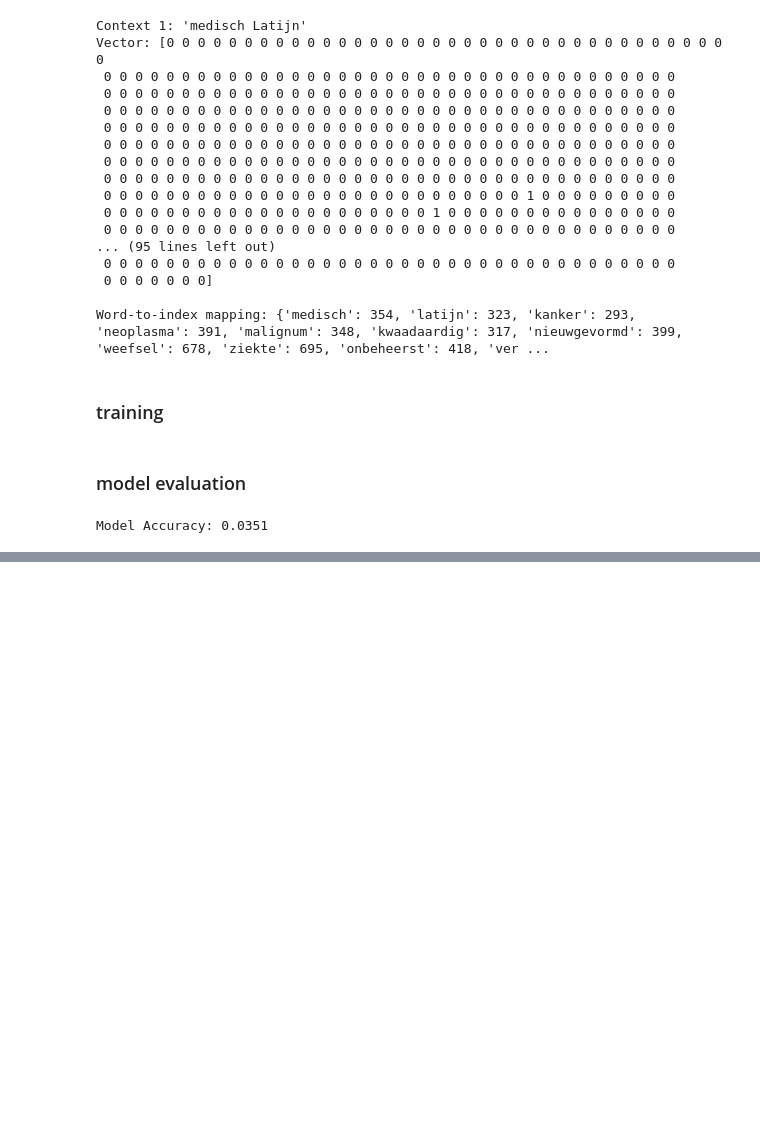
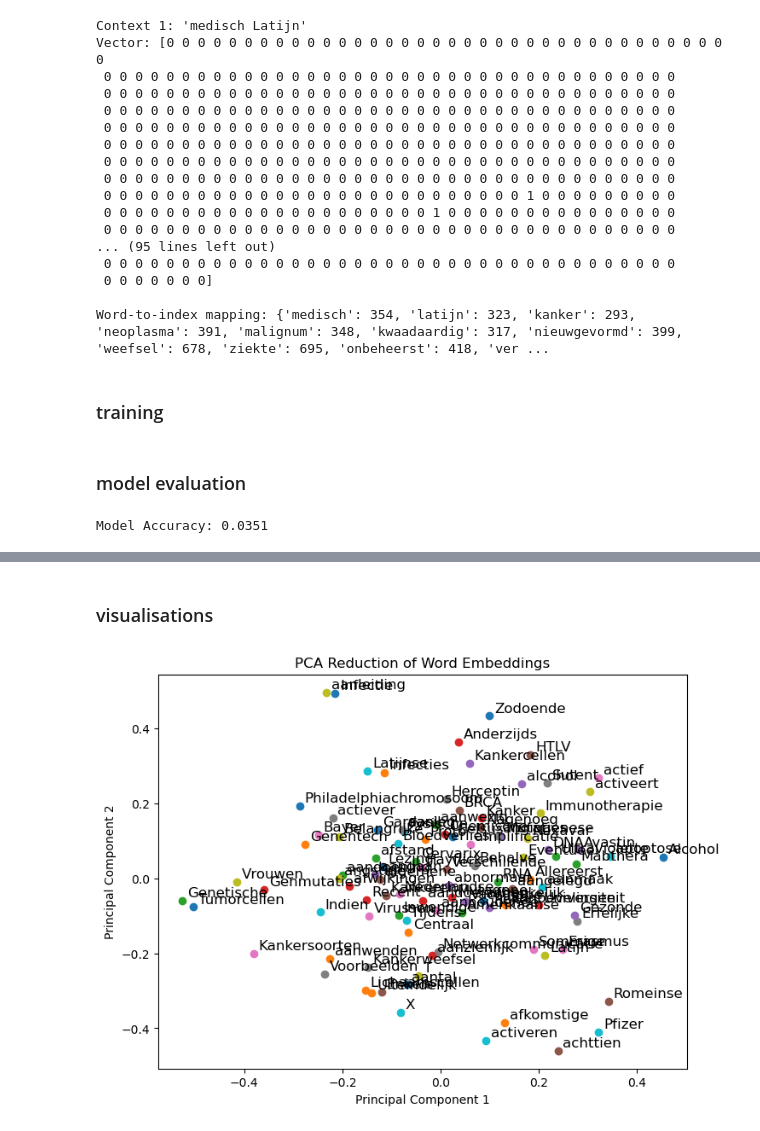
Before and after one commit to ishofstede/modelleren_van_kanker, a Jupyter notebook: casus_b/opdracht3.ipynb, the cells around one changed output, grey strips where cells are left out. Saved outputs shown, nothing was run; the diff lists cells and outputs as text; code cells hidden in the pictures; blank space fills up the shorter version.

Commit message:
updated visualizations

```diff
--- a/casus_b/opdracht3.ipynb
+++ b/casus_b/opdracht3.ipynb
@@ -138,0 +151,15 @@ Model Accuracy: 0.0351
+# %%
+# Truncate the vocabulary to match the number of input features in the model
+vocab = vocab[:710]  # Limit the vocabulary to 710 words
+
+# Create a word vector for each word in the truncated vocabulary
+word_vector = {}
+for i, word in enumerate(vocab):
+    word_vector[word] = input_hidden_weights[i]
+
+# Normalize the word vectors using np.linalg.norm
+for word in word_vector:
+    word_vector[word] = word_vector[word] / np.linalg.norm(word_vector[word])
+
+# Example: Access the vector for the word 'kanker'
+print(word_vector.get('kanker', 'Word not found'))
@@ -138,0 +184,45 @@ Model Accuracy: 0.0351
+# %% [markdown]
+### visualisations
+# %%
+def compute_pca(X, n_components):
+    # Normaliseer de data (haal gemiddelde af)
+    X_normalized = X - np.mean(X, axis=0)
+
+    # Bereken de covariantiematrix
+    covariance_matrix = np.cov(X_normalized, rowvar=False)
+
+    # Bereken de eigenwaarden en eigenvectoren
+    eigenvalues, eigenvectors = np.linalg.eigh(covariance_matrix)
+
+    # Sorteer de eigenvectoren op basis van eigenwaarden (van hoog naar laag)
+    sorted_indices = np.argsort(eigenvalues)[::-1]
+    top_eigenvectors = eigenvectors[:, sorted_indices[:n_components]]
+
+    # Projecteer de data op de belangrijkste eigenvectoren
+    reduced_data = np.dot(X_normalized, top_eigenvectors)
+
+    return reduced_data
+
+
+# List of words from the vocabulary (choose a subset for visualization)
+words = list(word_vector.keys())[:100]  # Let's take the first 100 words for example
+
+# Get the embeddings for the words in the vocab (use word_vector dictionary)
+embeddings = np.array([word_vector[word] for word in words])
+
+# Perform PCA to reduce to 2 dimensions
+reduced_embeddings = compute_pca(embeddings, n_components=2)
+
+# Plot the words in 2D space
+plt.figure(figsize=(8, 6))
+for i, word in enumerate(words):
+    x, y = reduced_embeddings[i]
+    plt.scatter(x, y)
+    plt.text(x + 0.01, y + 0.01, word, fontsize=12)
+
+plt.xlabel('Principal Component 1')
+plt.ylabel('Principal Component 2')
+plt.title('PCA Reduction of Word Embeddings')
+plt.show()
+# %% [output]
+[figure, added]
```
Also changed, not shown: parts of 4 cells of this notebook.
